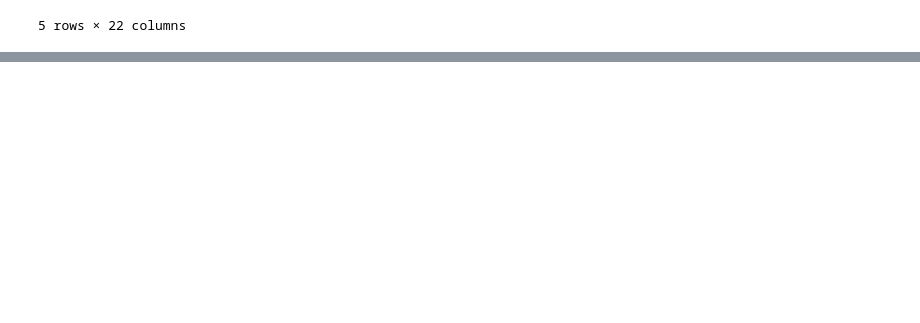
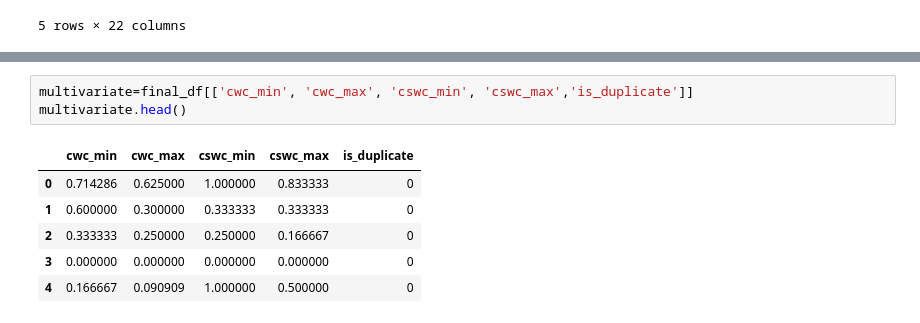
Before and after one commit to BibekRai44/Quora-Analysis, a Jupyter notebook: Quora Analysis.ipynb, the cells around one changed output, grey strips where cells are left out. Saved outputs shown, nothing was run; the diff lists cells and outputs as text; blank space fills up the shorter version.

Commit message:
multivariate analysis

```diff
--- a/Quora Analysis.ipynb
+++ b/Quora Analysis.ipynb
@@ -1261,0 +1271,10 @@ final_df.head()
+# %%
+multivariate=final_df[['cwc_min', 'cwc_max', 'cswc_min', 'cswc_max','is_duplicate']]
+multivariate.head()
+# %% [output]
+|  | cwc_min | cwc_max | cswc_min | cswc_max | is_duplicate |
+| 0 | 0.714286 | 0.625000 | 1.000000 | 0.833333 | 0 |
+| 1 | 0.600000 | 0.300000 | 0.333333 | 0.333333 | 0 |
+| 2 | 0.333333 | 0.250000 | 0.250000 | 0.166667 | 0 |
+| 3 | 0.000000 | 0.000000 | 0.000000 | 0.000000 | 0 |
+| 4 | 0.166667 | 0.090909 | 1.000000 | 0.500000 | 0 |
```
Also changed, not shown: parts of 12 cells of this notebook.
